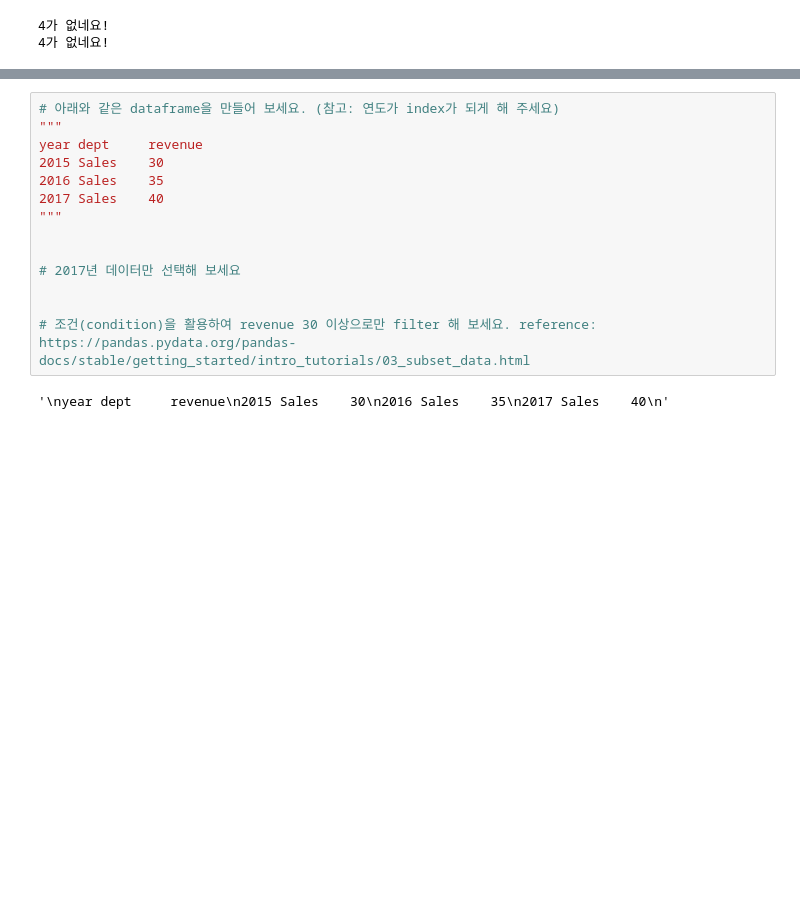
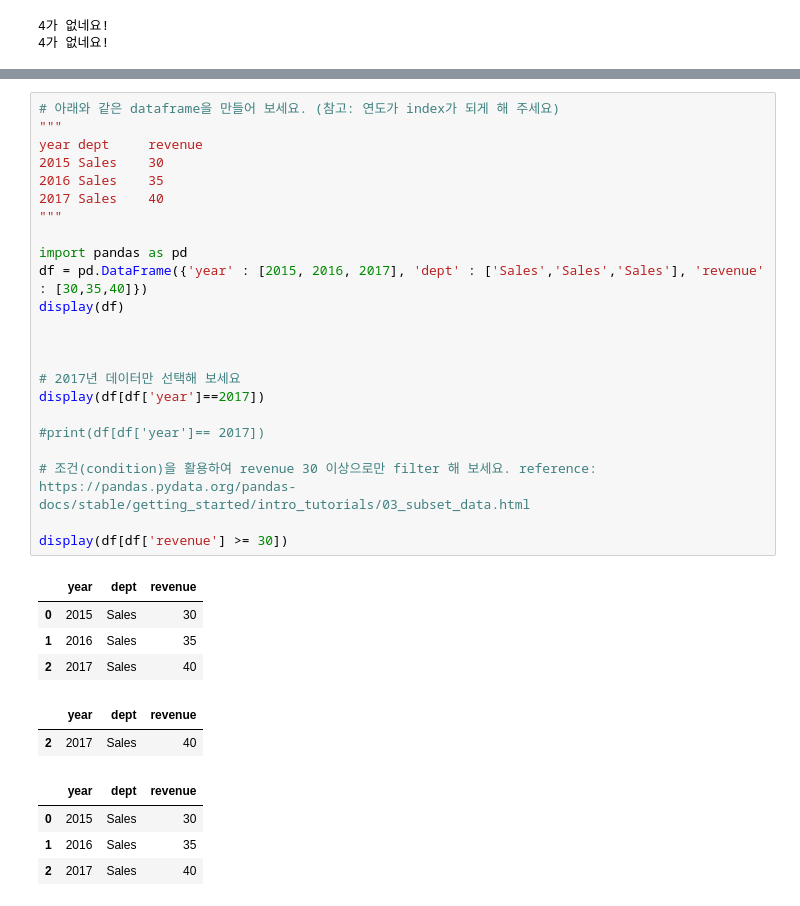
Before and after one commit to codestates/ds-admission-challenge, a Jupyter notebook: DAY4_admission_Challenge_(bootcamp_admission_challenge).ipynb, the cells around one changed output, grey strips where cells are left out. Cells and saved outputs as stored; diff of their text form; blank space fills up the shorter version.

```diff
--- a/DAY4_admission_Challenge_(bootcamp_admission_challenge).ipynb
+++ b/DAY4_admission_Challenge_(bootcamp_admission_challenge).ipynb
@@ -111,18 +150,36 @@ print(np_)
 # %%
 # 아래와 같은 dataframe을 만들어 보세요. (참고: 연도가 index가 되게 해 주세요)
 """
 year dept     revenue
 2015 Sales    30
 2016 Sales    35
 2017 Sales    40
 """
 
+import pandas as pd
+df = pd.DataFrame({'year' : [2015, 2016, 2017], 'dept' : ['Sales','Sales','Sales'], 'revenue' : [30,35,40]})
+display(df)
+
+
 
 # 2017년 데이터만 선택해 보세요
+display(df[df['year']==2017])
 
+#print(df[df['year']== 2017])
 
 # 조건(condition)을 활용하여 revenue 30 이상으로만 filter 해 보세요. reference: https://pandas.pydata.org/pandas-docs/stable/getting_started/intro_tutorials/03_subset_data.html
+
+display(df[df['revenue'] >= 30])
 # %% [output]
-'\nyear dept     revenue\n2015 Sales    30\n2016 Sales    35\n2017 Sales    40\n'
+|  | year | dept | revenue |
+| 0 | 2015 | Sales | 30 |
+| 1 | 2016 | Sales | 35 |
+| 2 | 2017 | Sales | 40 |
+|  | year | dept | revenue |
+| 2 | 2017 | Sales | 40 |
+|  | year | dept | revenue |
+| 0 | 2015 | Sales | 30 |
+| 1 | 2016 | Sales | 35 |
+| 2 | 2017 | Sales | 40 |
 # %%
 # 'https://web.stanford.edu/class/archive/cs/cs109/cs109.1166/stuff/titanic.csv' 자료를 불러와 dataframe으로 만들어 보세요
```
Also changed, not shown: parts of 6 cells of this notebook.
